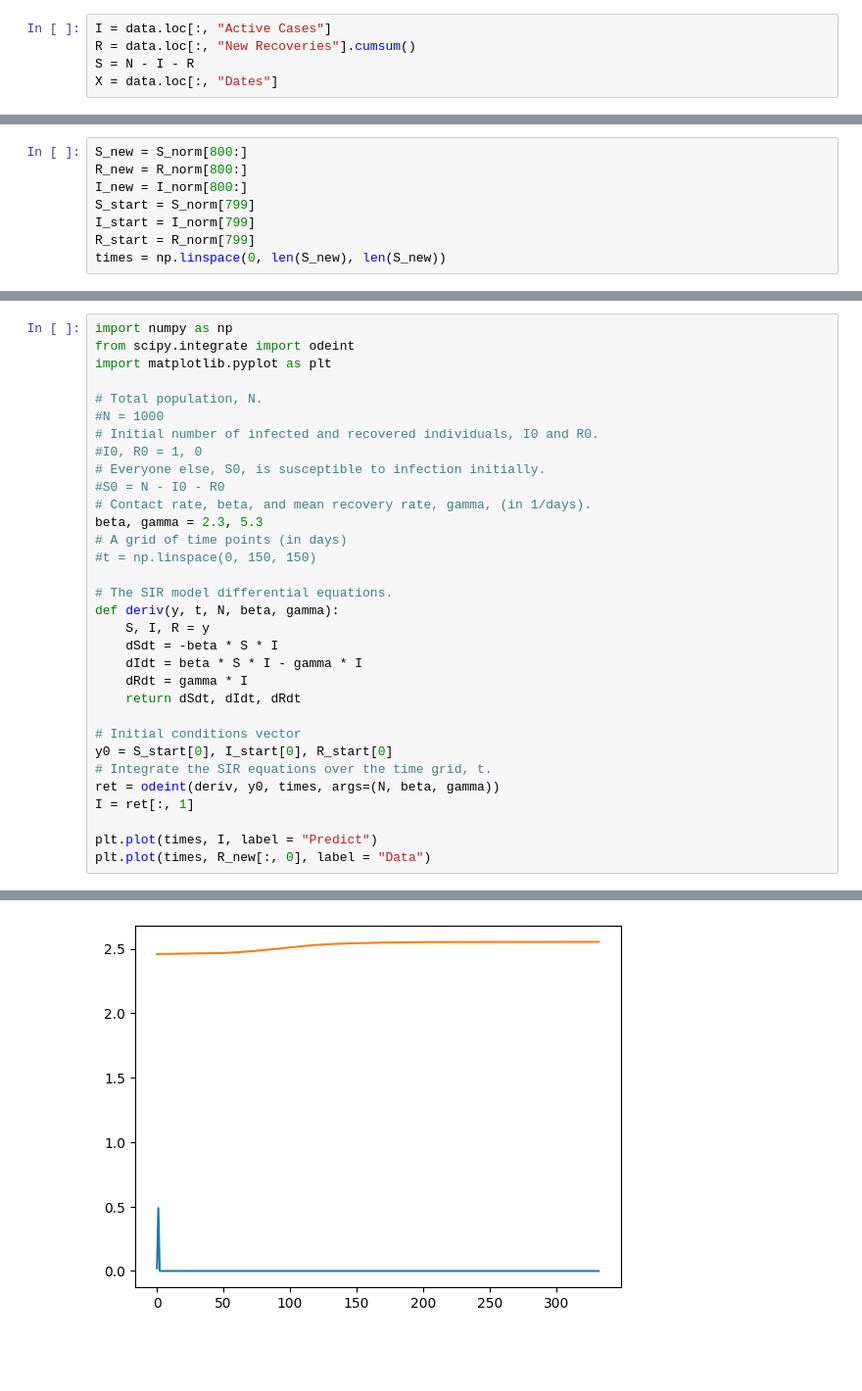
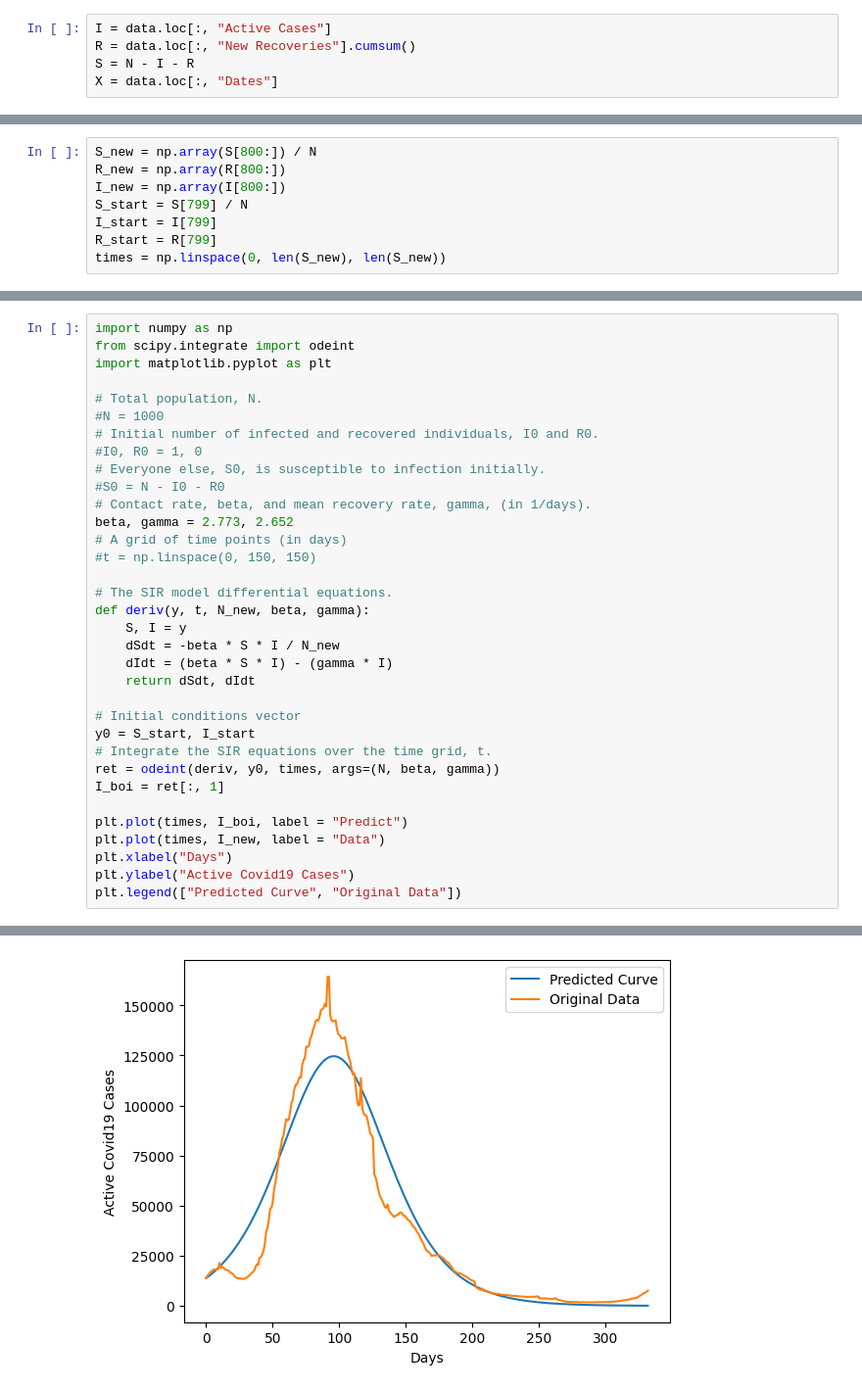
Before and after one commit to TheLapisGoat/SIR-Model-with-MCMC-Analysis, a Jupyter notebook: test.ipynb, the cells around one changed output, grey strips where cells are left out. Shown: that part at 98% size. Cells and saved outputs as stored; diff of their text form; blank space fills up the shorter version.

```diff
--- a/test.ipynb
+++ b/test.ipynb
@@ -25,0 +24,8 @@ X = data.loc[:, "Dates"]
+# %%
+S_new = np.array(S[800:]) / N
+R_new = np.array(R[800:])
+I_new = np.array(I[800:])
+S_start = S[799] / N
+I_start = I[799]
+R_start = R[799]
+times = np.linspace(0, len(S_new), len(S_new))
@@ -61,11 +57,3 @@ R_norm = (R) / std
-# %%
-S_new = S_norm[800:]
-R_new = R_norm[800:]
-I_new = I_norm[800:]
-S_start = S_norm[799]
-I_start = I_norm[799]
-R_start = R_norm[799]
-times = np.linspace(0, len(S_new), len(S_new))
 # %%
 def sir_sunode(t, y, p):
     return {
@@ -182,24 +143,26 @@ import matplotlib.pyplot as plt
 # Everyone else, S0, is susceptible to infection initially.
 #S0 = N - I0 - R0
 # Contact rate, beta, and mean recovery rate, gamma, (in 1/days).
-beta, gamma = 2.3, 5.3
+beta, gamma = 2.773, 2.652
 # A grid of time points (in days)
 #t = np.linspace(0, 150, 150)
 
 # The SIR model differential equations.
-def deriv(y, t, N, beta, gamma):
-    S, I, R = y
-    dSdt = -beta * S * I
-    dIdt = beta * S * I - gamma * I
-    dRdt = gamma * I
-    return dSdt, dIdt, dRdt
+def deriv(y, t, N_new, beta, gamma):
+    S, I = y
+    dSdt = -beta * S * I / N_new
+    dIdt = (beta * S * I) - (gamma * I)
+    return dSdt, dIdt
 
 # Initial conditions vector
-y0 = S_start[0], I_start[0], R_start[0]
+y0 = S_start, I_start
 # Integrate the SIR equations over the time grid, t.
 ret = odeint(deriv, y0, times, args=(N, beta, gamma))
-I = ret[:, 1]
+I_boi = ret[:, 1]
 
-plt.plot(times, I, label = "Predict")
-plt.plot(times, R_new[:, 0], label = "Data")
+plt.plot(times, I_boi, label = "Predict")
+plt.plot(times, I_new, label = "Data")
+plt.xlabel("Days")
+plt.ylabel("Active Covid19 Cases")
+plt.legend(["Predicted Curve", "Original Data"])
 # %% [output]
@@ -207 +170 @@ plt.plot(times, R_new[:, 0], label = "Data")
-[figure, old version]
+[figure, new version]
```
Also changed, not shown: parts of 19 cells of this notebook, 10 other files.
